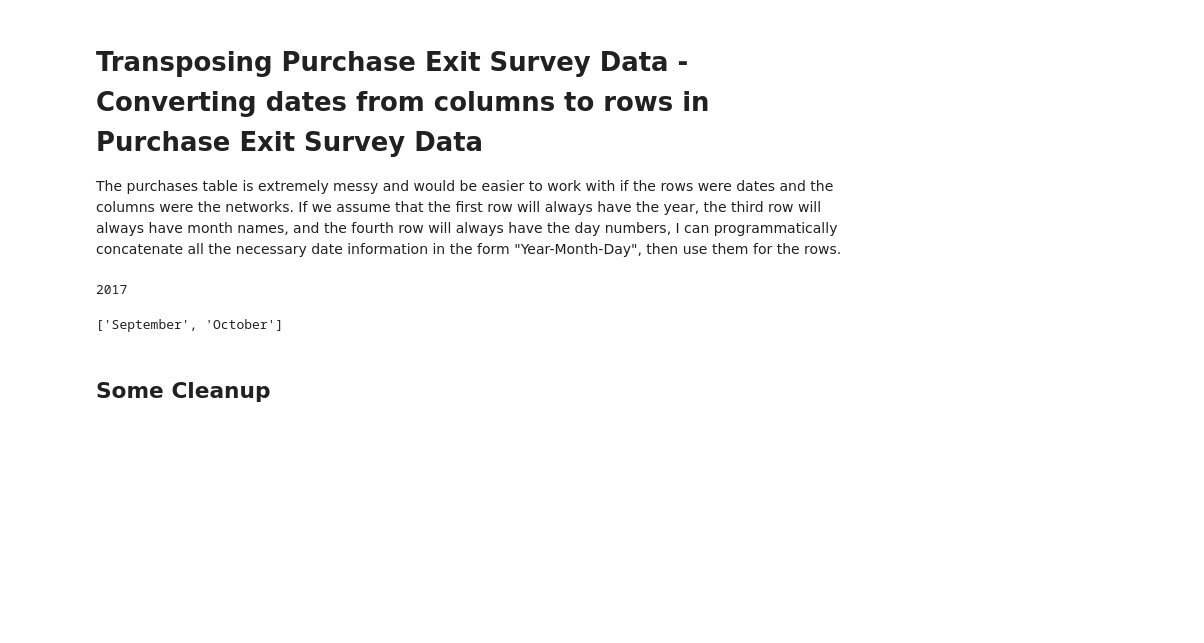
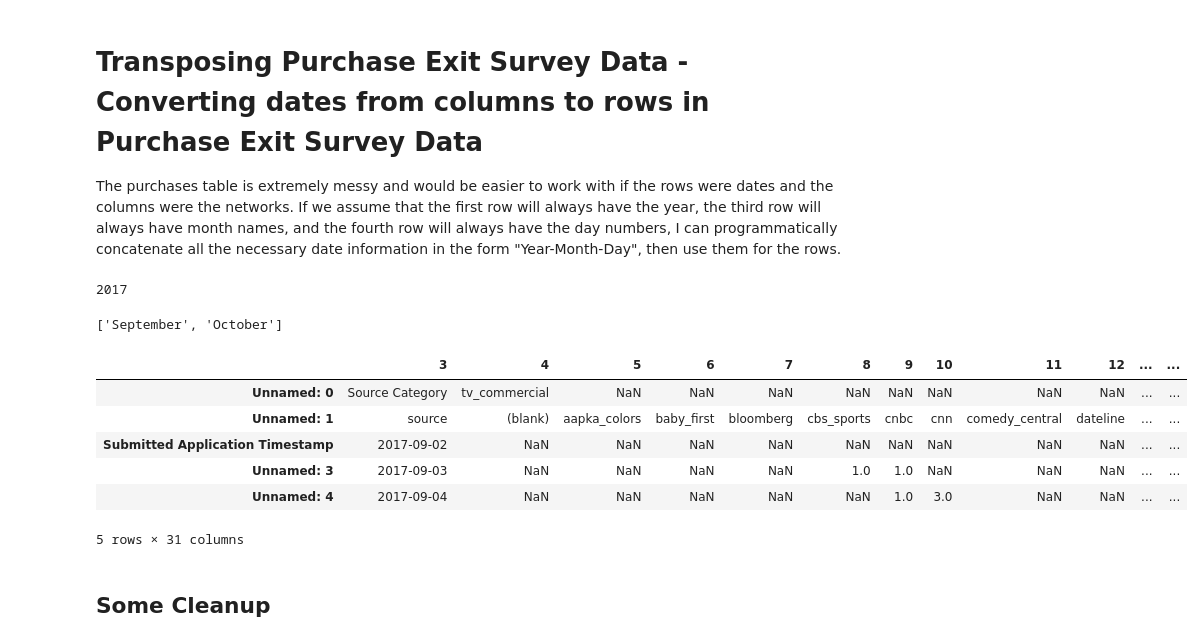
Before and after one commit to papir805/telepulse_ad_campaign_report, a Jupyter notebook: ad_campaign_report_script.ipynb, the cells around one changed output. Cells and saved outputs as stored; diff of their text form; code cells hidden in the pictures; blank space fills up the shorter version.

Commit message:
Hid ad_campaign_visuals_w_scratch_work.ipynb, updated readme.md, used .head() in ad_campaign_report_script.ipynb to show the viewer more insight into the cleaning process

```diff
--- a/ad_campaign_report_script.ipynb
+++ b/ad_campaign_report_script.ipynb
@@ -54,33 +54,42 @@ day_nums = np.array(purchase_data.iloc[3,2:], dtype=int)
 parsed_dates = []
 current_month = months[0]
 i = 0
 
 # Walk through the list of day_nums.
 
 # If current_day_num > next_day_num, that indicates a change in month (ex: If current_day = Sept-30 and next_day = Oct-1, b/c 30 > 1).  When this happens, we concatenate the current_day, then increase i by 1 to set the current_month to the next month for furture concatenation.
 
 # If current_day_num < next_day_num, that indicates both days are in the same month (ex: If current_day = Sept-5 and next_day = Sept-6, b/c 5 < 6), so we concatenate like normal.
 
 # The try block handles the exception when you get to the last day in day_nums.  Since there are no more days in the list, we get an error when we try to index into the list one day into the future.
 for count, current_day_num in enumerate(day_nums, start=1):
     try:
         next_day_num = day_nums[count]
     except:
         pass
     if current_day_num > next_day_num:
         current_date = str(current_year) + '-' + current_month + '-' + str(current_day_num)
         current_date = datetime.strptime(current_date, '%Y-%B-%d').date()
         i += 1
         current_month = months[i]
         parsed_dates.append(current_date)
     else:
         current_date = str(current_year) + '-' + current_month + '-' + str(current_day_num)
         current_date = datetime.strptime(current_date, '%Y-%B-%d').date()
         parsed_dates.append(current_date)
 
 # Now that all the dates have been parsed, we replace the unparsed dates with the parsed ones, then transpose the table.  We now have rows that correspond to dates and columns that correspond to networks
 purchase_data.iloc[3,2:] = parsed_dates
 purchase_data_transpose = purchase_data.iloc[3:,:].transpose()
+purchase_data_transpose.head()
+# %% [output]
+|  | 3 | 4 | 5 | 6 | 7 | 8 | 9 | 10 | 11 | 12 | ... | ... |
+| Unnamed: 0 | Source Category | tv_commercial | NaN | NaN | NaN | NaN | NaN | NaN | NaN | NaN | ... | ... |
+| Unnamed: 1 | source | (blank) | aapka_colors | baby_first | bloomberg | cbs_sports | cnbc | cnn | comedy_central | dateline | ... | ... |
+| Submitted Application Timestamp | 2017-09-02 | NaN | NaN | NaN | NaN | NaN | NaN | NaN | NaN | NaN | ... | ... |
+| Unnamed: 3 | 2017-09-03 | NaN | NaN | NaN | NaN | 1.0 | 1.0 | NaN | NaN | NaN | ... | ... |
+| Unnamed: 4 | 2017-09-04 | NaN | NaN | NaN | NaN | NaN | 1.0 | 3.0 | NaN | NaN | ... | ... |
+5 rows × 31 columns
 # %% [markdown]
 ## Some Cleanup
 # %%
```
Also changed, not shown: parts of 28 cells of this notebook, 7 other files.
